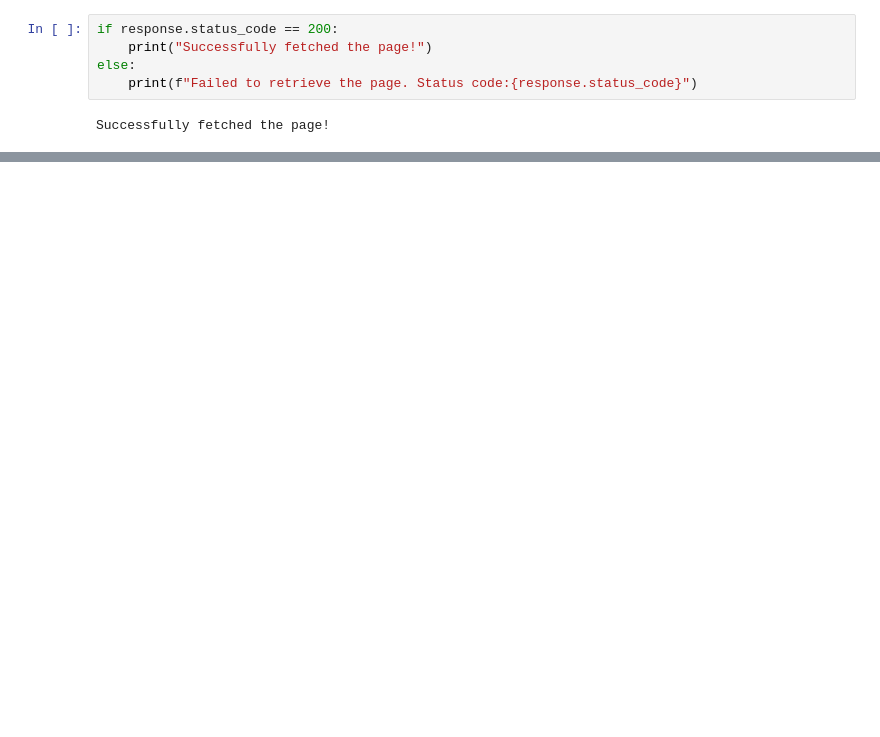
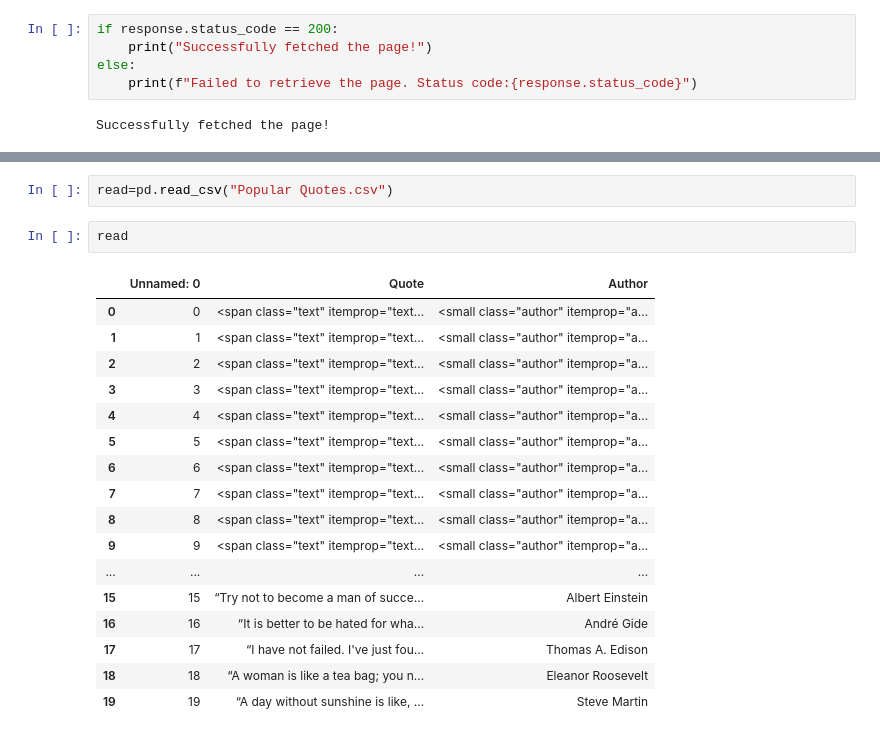
Before and after one commit to deepika123-gif/AIML_BootCamp, a Jupyter notebook: Web_Scraping_2.ipynb, the cells around one changed output, grey strips where cells are left out. Saved outputs shown, nothing was run; the diff lists cells and outputs as text; blank space fills up the shorter version.

```diff
--- a/Web_Scraping_2.ipynb
+++ b/Web_Scraping_2.ipynb
@@ -153,0 +192,22 @@ df.to_csv("flipkart.csv")
+# %%
+read=pd.read_csv("Popular Quotes.csv")
+# %%
+read
+# %% [output]
+|  | Unnamed: 0 | Quote | Author |
+| 0 | 0 | <span class="text" itemprop="text... | <small class="author" itemprop="a... |
+| 1 | 1 | <span class="text" itemprop="text... | <small class="author" itemprop="a... |
+| 2 | 2 | <span class="text" itemprop="text... | <small class="author" itemprop="a... |
+| 3 | 3 | <span class="text" itemprop="text... | <small class="author" itemprop="a... |
+| 4 | 4 | <span class="text" itemprop="text... | <small class="author" itemprop="a... |
+| 5 | 5 | <span class="text" itemprop="text... | <small class="author" itemprop="a... |
+| 6 | 6 | <span class="text" itemprop="text... | <small class="author" itemprop="a... |
+| 7 | 7 | <span class="text" itemprop="text... | <small class="author" itemprop="a... |
+| 8 | 8 | <span class="text" itemprop="text... | <small class="author" itemprop="a... |
+| 9 | 9 | <span class="text" itemprop="text... | <small class="author" itemprop="a... |
+| ... | ... | ... | ... |
+| 15 | 15 | “Try not to become a man of succe... | Albert Einstein |
+| 16 | 16 | “It is better to be hated for wha... | André Gide |
+| 17 | 17 | “I have not failed. I've just fou... | Thomas A. Edison |
+| 18 | 18 | “A woman is like a tea bag; you n... | Eleanor Roosevelt |
+| 19 | 19 | “A day without sunshine is like, ... | Steve Martin |
```
Also changed, not shown: parts of 36 cells of this notebook.
